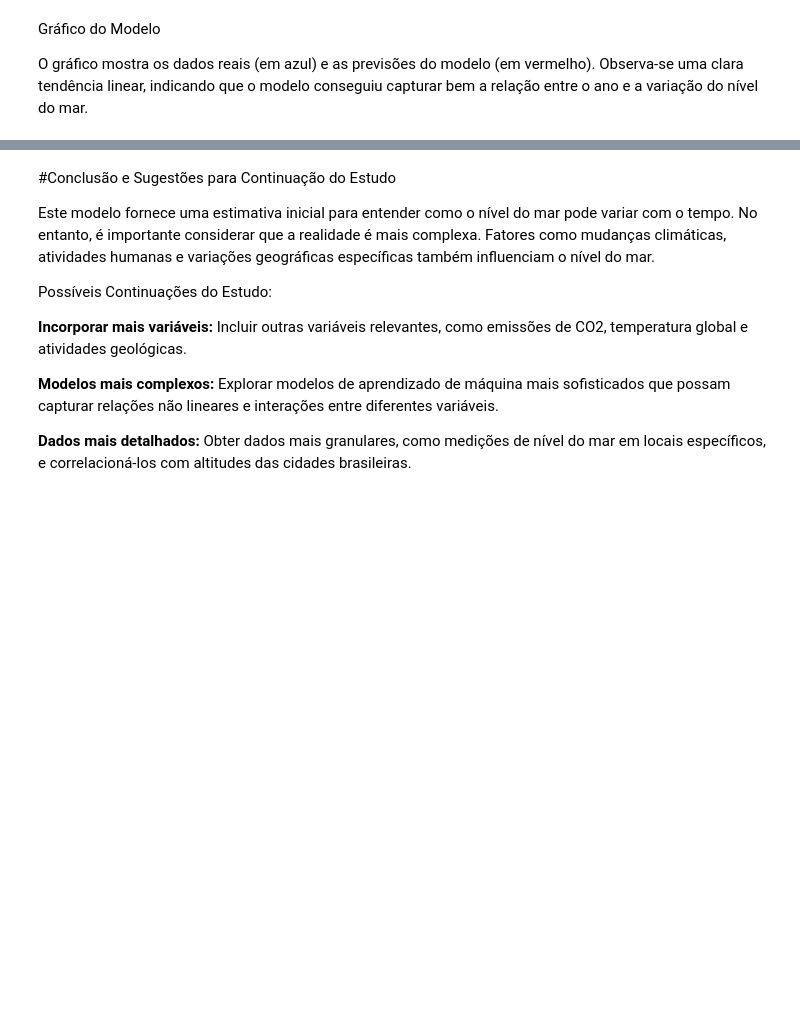
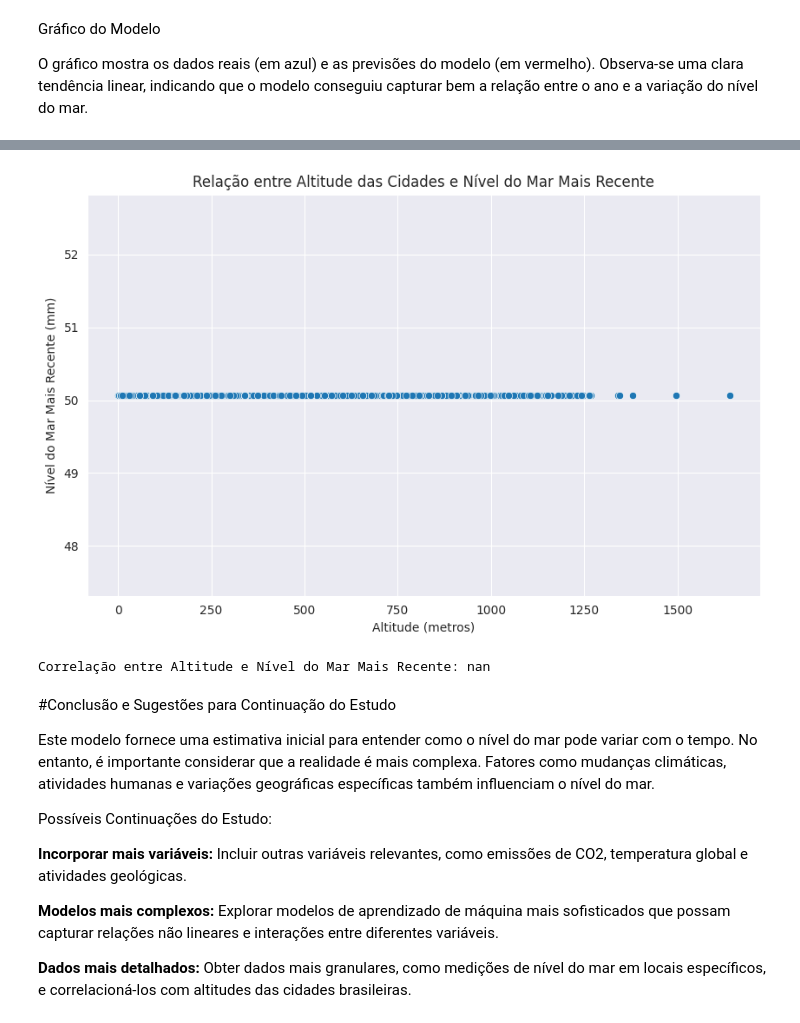
Before and after one commit to castrokelly/eEDB-001-2023-4, a Jupyter notebook: Cidades_Submersas.ipynb, the cells around one changed output, grey strips where cells are left out. Saved outputs shown, nothing was run; the diff lists cells and outputs as text; code cells hidden in the pictures; blank space fills up the shorter version.

```diff
--- a/Cidades_Submersas.ipynb
+++ b/Cidades_Submersas.ipynb
@@ -327,0 +325,3 @@ O gráfico mostra os dados reais (em azul) e as previsões do modelo (em vermelh
+# %%
+for year, sea_level in zip(future_years.flatten(), predicted_sea_levels):
+    brazil_cities_df_cleaned[f'Risk_{year}'] = brazil_cities_df_cleaned['ALT'] < sea_level
@@ -328,3 +330,24 @@ O gráfico mostra os dados reais (em azul) e as previsões do modelo (em vermelh
+# %%
+# Usando o valor do nível do mar mais recente para correlação
+most_recent_sea_level = sea_level_df_cleaned['MeanSeaLevel'].iloc[-1]
+# %%
+# Adicionando este valor a todas as cidades no DataFrame 'brazil_cities_df_cleaned'
+brazil_cities_df_cleaned['RecentSeaLevel'] = most_recent_sea_level
+# %%
+## Cálculo da correlação
+correlation = brazil_cities_df_cleaned['ALT'].corr(brazil_cities_df_cleaned['RecentSeaLevel'])
+# %%
+plt.figure(figsize=(10, 6))
+sns.scatterplot(x='ALT', y='RecentSeaLevel', data=brazil_cities_df_cleaned)
+plt.title('Relação entre Altitude das Cidades e Nível do Mar Mais Recente')
+plt.xlabel('Altitude (metros)')
+plt.ylabel('Nível do Mar Mais Recente (mm)')
+plt.show()
+
+print("Correlação entre Altitude e Nível do Mar Mais Recente:", correlation)
+# %% [output]
+[figure, added]
+Correlação entre Altitude e Nível do Mar Mais Recente: nan
 # %% [markdown]
 #Conclusão e Sugestões para Continuação do Estudo
 
```
Also changed, not shown: parts of 16 cells of this notebook.
